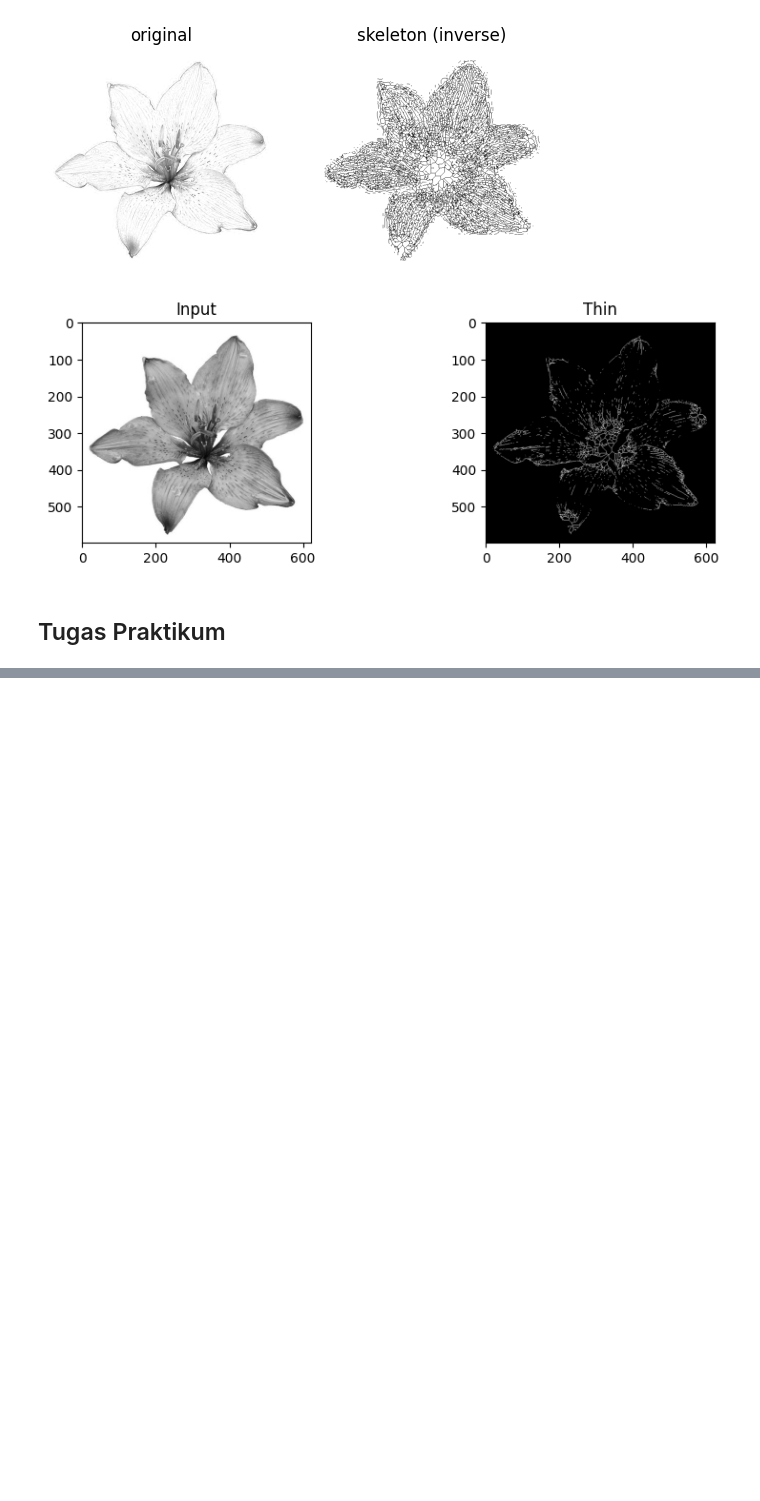
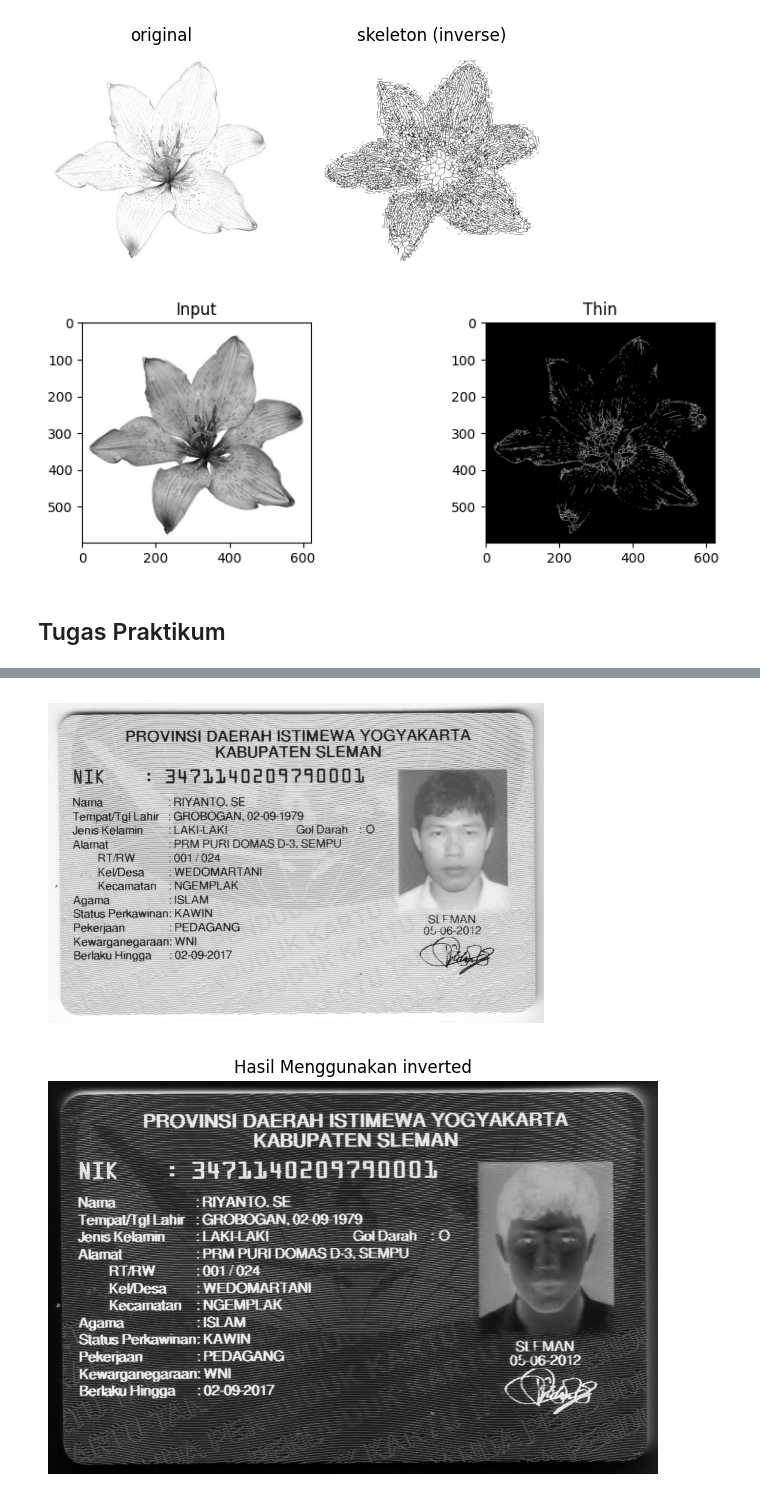
Before and after one commit to NasiUduk27/PCVK_GANJIL_2023, a Jupyter notebook: Week8.ipynb, the cells around one changed output, grey strips where cells are left out. Saved outputs shown, nothing was run; the diff lists cells and outputs as text; code cells hidden in the pictures; blank space fills up the shorter version.

```diff
--- a/Week8.ipynb
+++ b/Week8.ipynb
@@ -518,0 +527,24 @@ plt.show()
+# %%
+import cv2
+import numpy as np
+import matplotlib.pyplot as plt
+
+# Load the image
+plt.imshow(img, cmap='gray')
+plt.axis('off')
+plt.show()
+
+kernel = np.ones((1, 3), np.uint8)
+erosion = cv2.erode(img, kernel, iterations=1)
+
+inverted_erosion = cv2.bitwise_not(erosion)
+
+plt.imshow(inverted_erosion, cmap='gray')
+plt.axis('off')
+plt.title('Hasil Menggunakan inverted')
+
+plt.tight_layout()
+plt.show()
+# %% [output]
+[figure, added]
+[figure, added]
```
Also changed, not shown: parts of 19 cells of this notebook.
